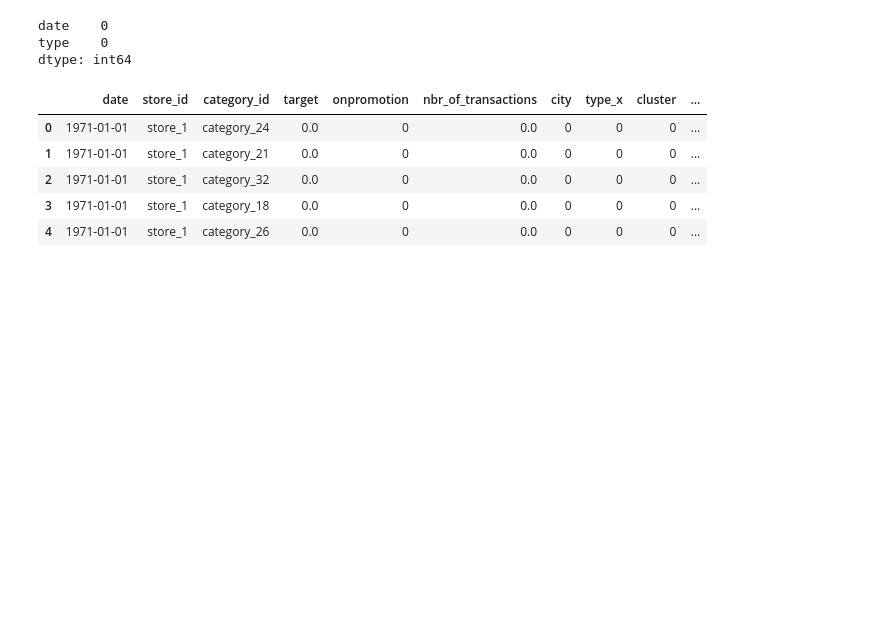
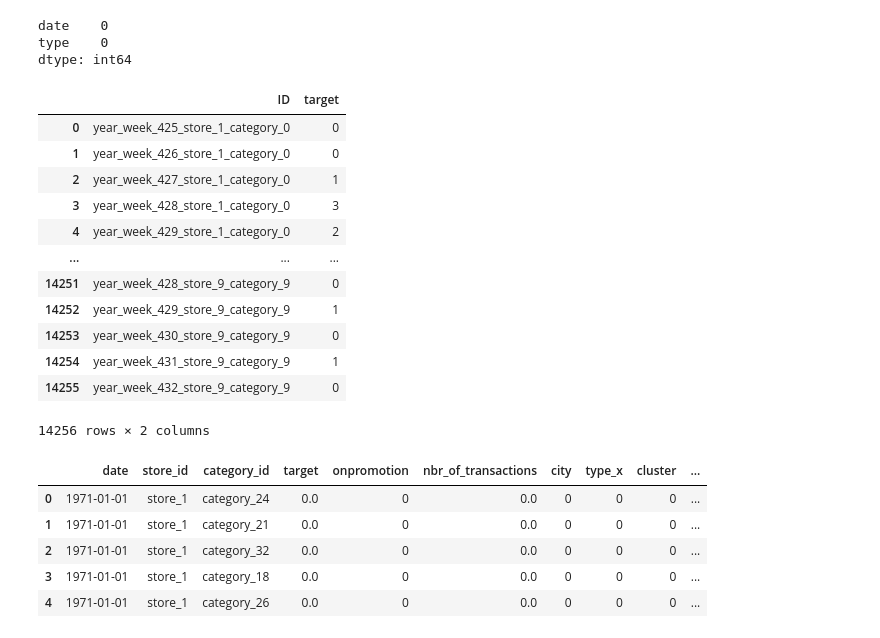
Before and after one commit to Israel-Anaba/Time_Series_Grocery_Forecast, a Jupyter notebook: dev_folder/Xgb.ipynb, the cells around one changed output. Saved outputs shown, nothing was run; the diff lists cells and outputs as text; code cells hidden in the pictures; blank space fills up the shorter version.

```diff
--- a/dev_folder/Xgb.ipynb
+++ b/dev_folder/Xgb.ipynb
@@ -232,6 +238,24 @@ holiday.isna().sum()
 date    0
 type    0
 dtype: int64
+# %%
+samp=pd.read_csv('../Assets/SampleSubmission.csv')
+# %%
+samp
+# %% [output]
+|  | ID | target |
+| 0 | year_week_425_store_1_category_0 | 0 |
+| 1 | year_week_426_store_1_category_0 | 0 |
+| 2 | year_week_427_store_1_category_0 | 1 |
+| 3 | year_week_428_store_1_category_0 | 3 |
+| 4 | year_week_429_store_1_category_0 | 2 |
+| ... | ... | ... |
+| 14251 | year_week_428_store_9_category_9 | 0 |
+| 14252 | year_week_429_store_9_category_9 | 1 |
+| 14253 | year_week_430_store_9_category_9 | 0 |
+| 14254 | year_week_431_store_9_category_9 | 1 |
+| 14255 | year_week_432_store_9_category_9 | 0 |
+14256 rows × 2 columns
 # %%
 # Convert 'date' column to datetime format for each dataset
 # train['date'] = pd.to_datetime(train['date'])
```
Also changed, not shown: parts of 15 cells of this notebook.
